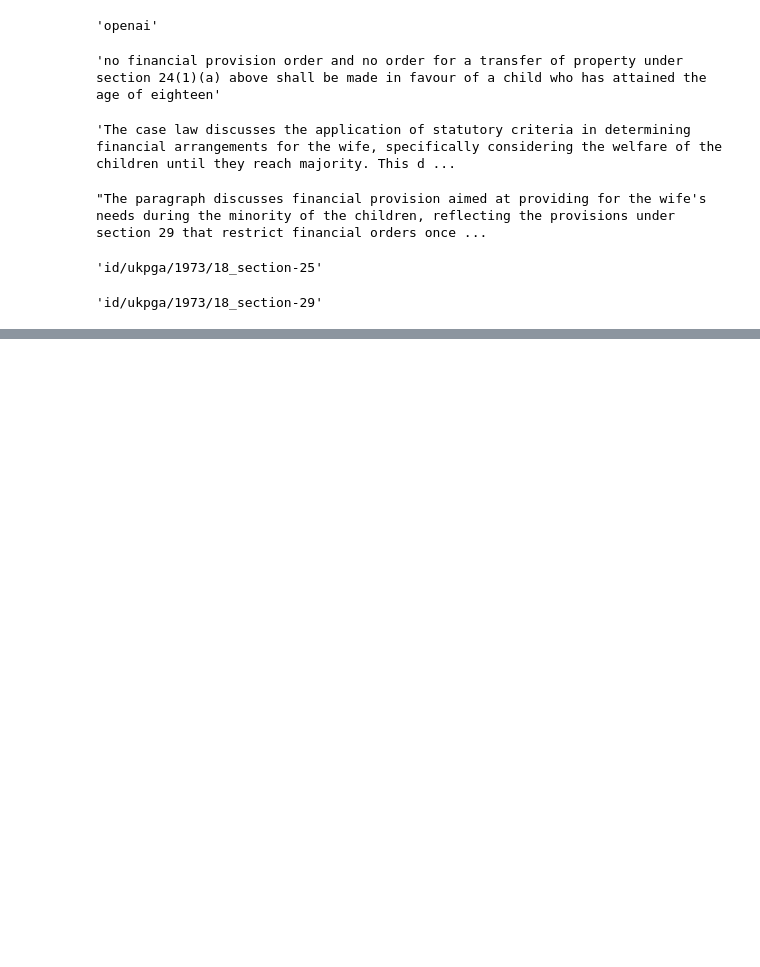
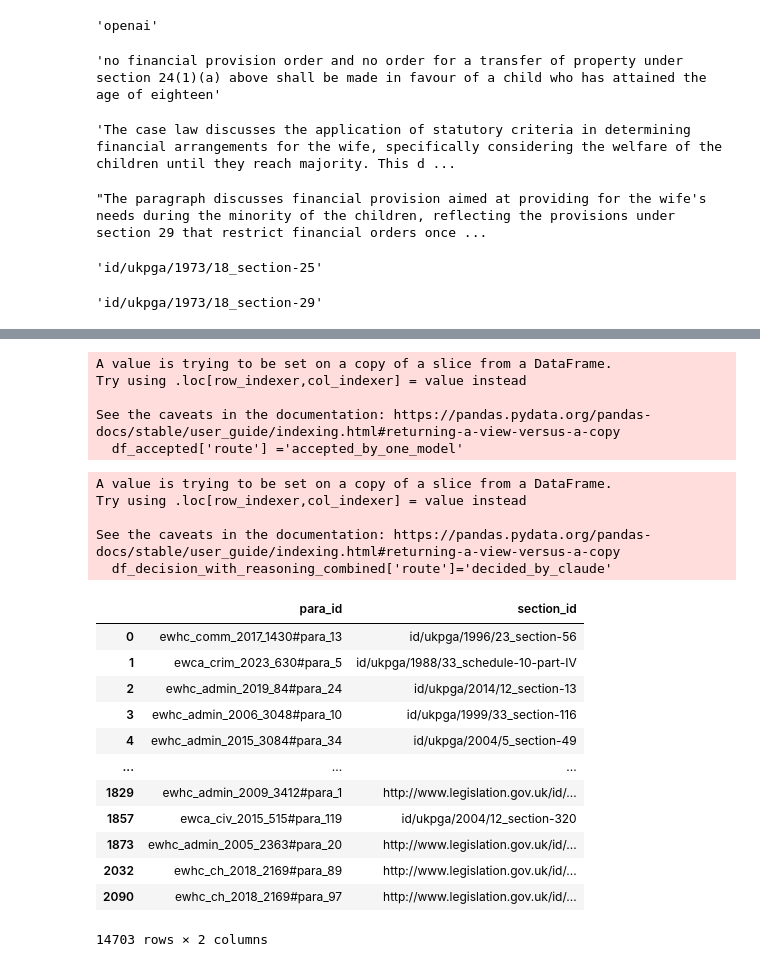
Before and after one commit to SafiaK/BridgingCaseLawAndLegislation, a Jupyter notebook: Final_Experimets/prepare_for_final_decision.ipynb, the cells around one changed output, grey strips where cells are left out. Cells and saved outputs as stored; diff of their text form; code cells hidden in the pictures; blank space fills up the shorter version.

```diff
--- a/Final_Experimets/prepare_for_final_decision.ipynb
+++ b/Final_Experimets/prepare_for_final_decision.ipynb
@@ -717,0 +1066,36 @@ sample['section_id'].values[1]
+# %%
+df_accepted['route'] ='accepted_by_one_model'
+# %% [output]
+A value is trying to be set on a copy of a slice from a DataFrame.
+Try using .loc[row_indexer,col_indexer] = value instead
+
+See the caveats in the documentation: https://pandas.pydata.org/pandas-docs/stable/user_guide/indexing.html#returning-a-view-versus-a-copy
+  df_accepted['route'] ='accepted_by_one_model'
+# %%
+df_decision_with_reasoning_combined['route']='decided_by_claude'
+# %% [output]
+A value is trying to be set on a copy of a slice from a DataFrame.
+Try using .loc[row_indexer,col_indexer] = value instead
+
+See the caveats in the documentation: https://pandas.pydata.org/pandas-docs/stable/user_guide/indexing.html#returning-a-view-versus-a-copy
+  df_decision_with_reasoning_combined['route']='decided_by_claude'
+# %%
+claude_regenrated_high['route']='regenrated_by_claude'
+# %%
+df_extracted_final = pd.concat([df_accepted,df_decision_with_reasoning_combined,claude_regenrated_high])
+# %%
+df_extracted_final[['para_id','section_id']].drop_duplicates()
+# %% [output]
+|  | para_id | section_id |
+| 0 | ewhc_comm_2017_1430#para_13 | id/ukpga/1996/23_section-56 |
+| 1 | ewca_crim_2023_630#para_5 | id/ukpga/1988/33_schedule-10-part-IV |
+| 2 | ewhc_admin_2019_84#para_24 | id/ukpga/2014/12_section-13 |
+| 3 | ewhc_admin_2006_3048#para_10 | id/ukpga/1999/33_section-116 |
+| 4 | ewhc_admin_2015_3084#para_34 | id/ukpga/2004/5_section-49 |
+| ... | ... | ... |
+| 1829 | ewhc_admin_2009_3412#para_1 | http://www.legislation.gov.uk/id/... |
+| 1857 | ewca_civ_2015_515#para_119 | id/ukpga/2004/12_section-320 |
+| 1873 | ewhc_admin_2005_2363#para_20 | http://www.legislation.gov.uk/id/... |
+| 2032 | ewhc_ch_2018_2169#para_89 | http://www.legislation.gov.uk/id/... |
+| 2090 | ewhc_ch_2018_2169#para_97 | http://www.legislation.gov.uk/id/... |
+14703 rows × 2 columns
```
Also changed, not shown: parts of 64 cells of this notebook, 7 other files.
